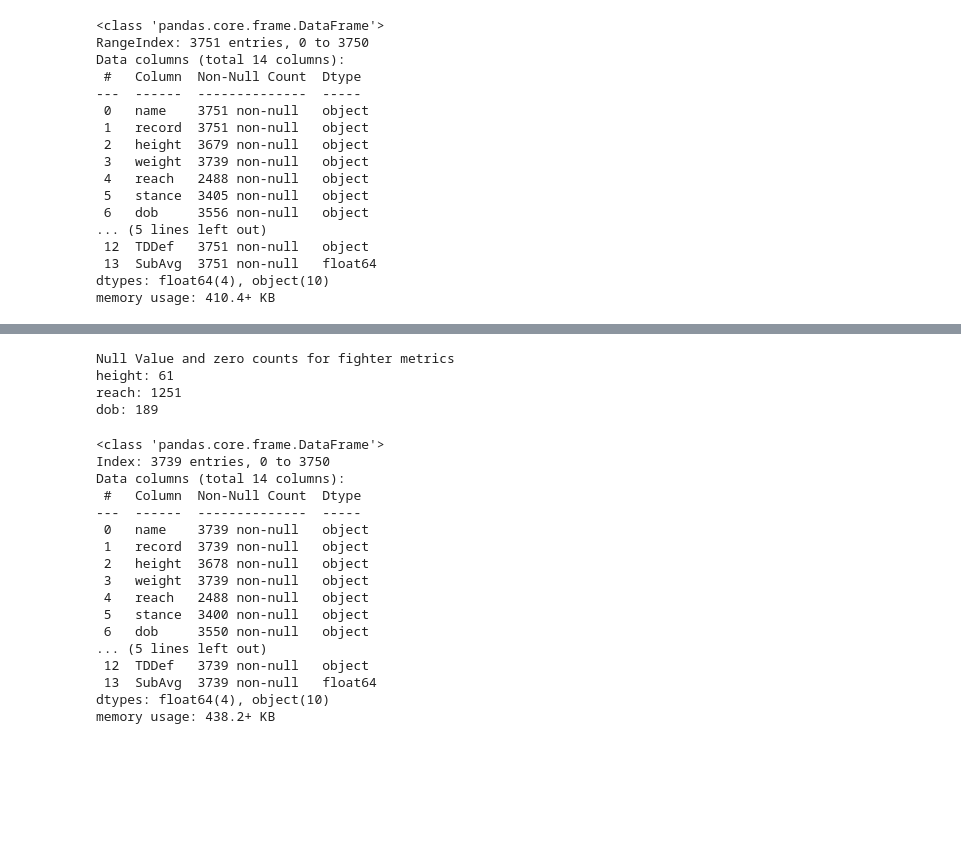
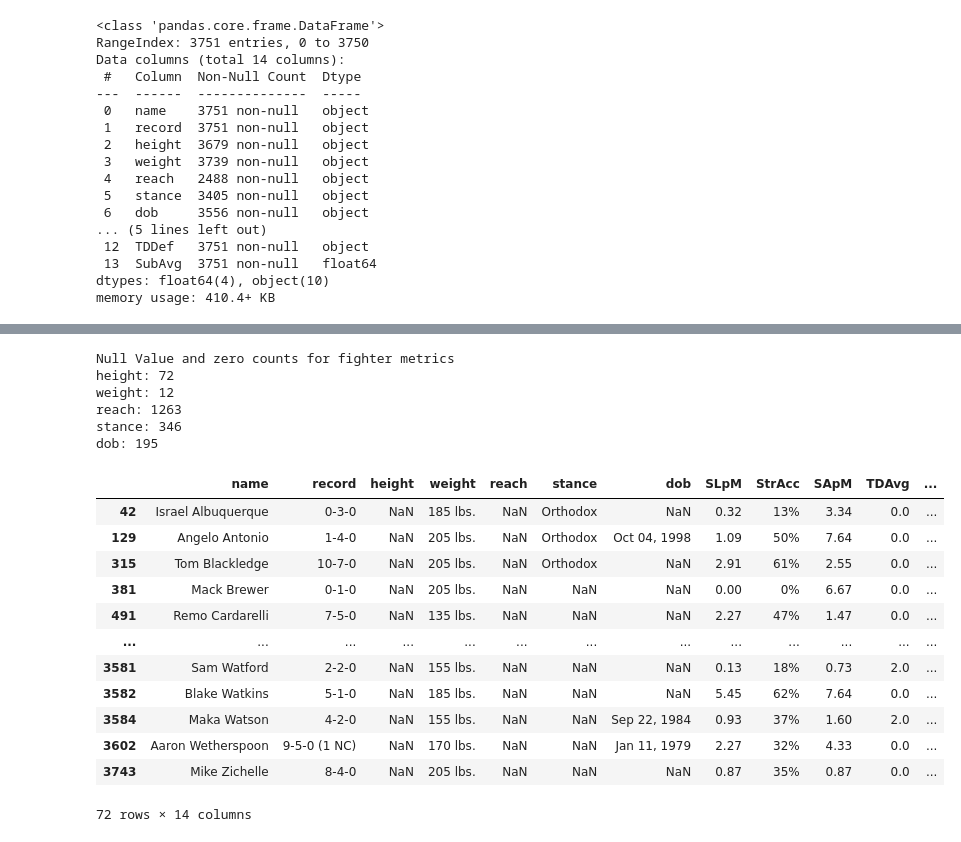
Before and after one commit to LLWICK/UFC-Fight-Winner-Predictor-Machine-learning, a Jupyter notebook: training/training.ipynb, the cells around one changed output, grey strips where cells are left out. Cells and saved outputs as stored; diff of their text form; code cells hidden in the pictures; blank space fills up the shorter version.

```diff
--- a/training/training.ipynb
+++ b/training/training.ipynb
@@ -259,2 +243,0 @@ indexes_to_drop3  = df_fighters.loc[(df_fighters["height"] == "--") & (df_fighte
-# %%
-df_fighters.drop(indexes_to_drop3, inplace=True)
@@ -279,41 +243,0 @@ dob: 190
-# %%
-df_fighters.drop(df_fighters.loc[ (df_fighters["weight"] == "--") ].index, inplace=True)
-# %%
-print("Null Value and zero counts for fighter metrics")
-for i in fighter_cols:
-    mask = (
-        (df_fighters[i] == "--")
-
-    )
-
-    count = mask.sum()
-
-    if count > 0:
-        print(f"{i}: {count}")
-# %% [output]
-Null Value and zero counts for fighter metrics
-height: 61
-reach: 1251
-dob: 189
-# %%
-df_fighters.replace(["--"], np.nan, inplace=True)
-# %%
-df_fighters.info()
-# %% [output]
-<class 'pandas.core.frame.DataFrame'>
-Index: 3739 entries, 0 to 3750
-Data columns (total 14 columns):
- #   Column  Non-Null Count  Dtype
----  ------  --------------  -----
- 0   name    3739 non-null   object
- 1   record  3739 non-null   object
- 2   height  3678 non-null   object
- 3   weight  3739 non-null   object
- 4   reach   2488 non-null   object
- 5   stance  3400 non-null   object
- 6   dob     3550 non-null   object
-... (5 lines left out)
- 12  TDDef   3739 non-null   object
- 13  SubAvg  3739 non-null   float64
-dtypes: float64(4), object(10)
-memory usage: 438.2+ KB
@@ -319,0 +258,25 @@ memory usage: 438.2+ KB
+# %%
+printNull(fighter_cols)
+# %% [output]
+Null Value and zero counts for fighter metrics
+height: 72
+weight: 12
+reach: 1263
+stance: 346
+dob: 195
+# %%
+df_fighters[df_fighters['height'].isna()]
+# %% [output]
+|  | name | record | height | weight | reach | stance | dob | SLpM | StrAcc | SApM | TDAvg | ... |
+| 42 | Israel Albuquerque | 0-3-0 | NaN | 185 lbs. | NaN | Orthodox | NaN | 0.32 | 13% | 3.34 | 0.0 | ... |
+| 129 | Angelo Antonio | 1-4-0 | NaN | 205 lbs. | NaN | Orthodox | Oct 04, 1998 | 1.09 | 50% | 7.64 | 0.0 | ... |
+| 315 | Tom Blackledge | 10-7-0 | NaN | 205 lbs. | NaN | Orthodox | NaN | 2.91 | 61% | 2.55 | 0.0 | ... |
+| 381 | Mack Brewer | 0-1-0 | NaN | 205 lbs. | NaN | NaN | NaN | 0.00 | 0% | 6.67 | 0.0 | ... |
+| 491 | Remo Cardarelli | 7-5-0 | NaN | 135 lbs. | NaN | NaN | NaN | 2.27 | 47% | 1.47 | 0.0 | ... |
+| ... | ... | ... | ... | ... | ... | ... | ... | ... | ... | ... | ... | ... |
+| 3581 | Sam Watford | 2-2-0 | NaN | 155 lbs. | NaN | NaN | NaN | 0.13 | 18% | 0.73 | 2.0 | ... |
+| 3582 | Blake Watkins | 5-1-0 | NaN | 185 lbs. | NaN | NaN | NaN | 5.45 | 62% | 7.64 | 0.0 | ... |
+| 3584 | Maka Watson | 4-2-0 | NaN | 155 lbs. | NaN | NaN | Sep 22, 1984 | 0.93 | 37% | 1.60 | 2.0 | ... |
+| 3602 | Aaron Wetherspoon | 9-5-0 (1 NC) | NaN | 170 lbs. | NaN | NaN | Jan 11, 1979 | 2.27 | 32% | 4.33 | 0.0 | ... |
+| 3743 | Mike Zichelle | 8-4-0 | NaN | 205 lbs. | NaN | NaN | NaN | 0.87 | 35% | 0.87 | 0.0 | ... |
+72 rows × 14 columns
```
Also changed, not shown: parts of 25 cells of this notebook.
